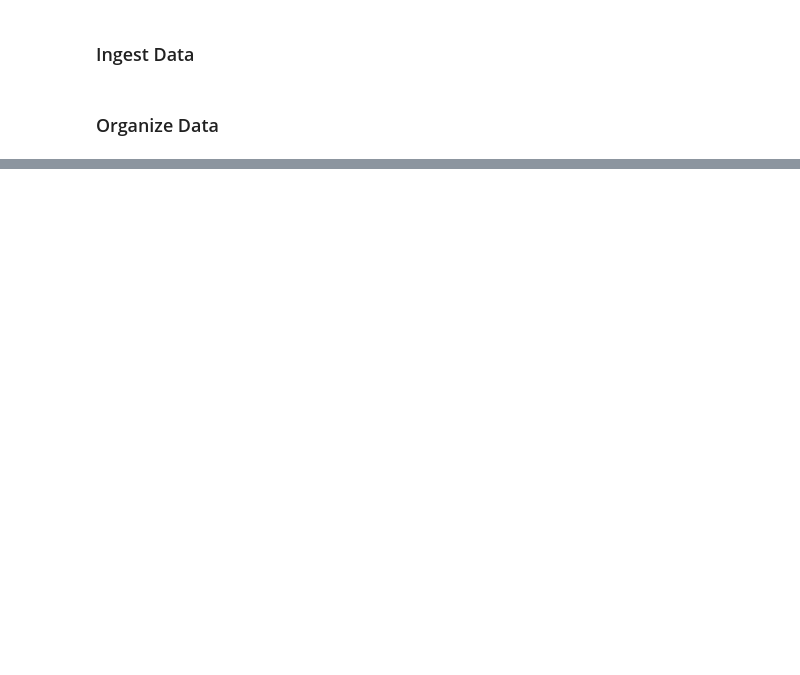
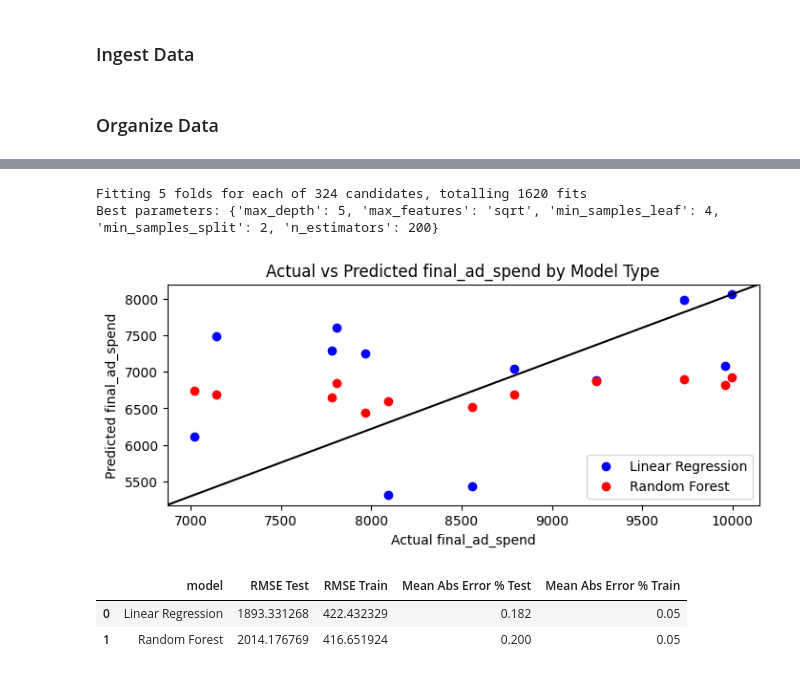
Before and after one commit to co-op-commerce-inc/datascience, a Jupyter notebook: terminator/leading_indicator/model_widget_type_model.ipynb, the cells around one changed output, grey strips where cells are left out. Cells and saved outputs as stored; diff of their text form; code cells hidden in the pictures; blank space fills up the shorter version.

```diff
--- a/terminator/leading_indicator/model_widget_type_model.ipynb
+++ b/terminator/leading_indicator/model_widget_type_model.ipynb
@@ -184,0 +254,35 @@ final_conv.sample(5)
+# %%
+def optimize_random_forest_hyperparameters(X_train, y_train):
+
+    # Define the model
+    rf = RandomForestRegressor(random_state=42)
+
+    # Define the parameter grid
+    param_grid = {
+        'n_estimators': [50, 100, 200],
+        'max_depth': [3, 5, 10, None],
+        'min_samples_split': [2, 5, 10],
+        'min_samples_leaf': [1, 2, 4],
+        'max_features': ['auto', 'sqrt', 'log2']
+    }
+
+    # Define the scorer
+    scorer = make_scorer(mean_squared_error, greater_is_better=False)
+
+    # Setup the grid search
+    grid_search = GridSearchCV(estimator=rf,
+                            param_grid=param_grid,
+                            scoring=scorer,
+                            cv=5,  # 5-fold cross-validation
+                            n_jobs=-1,  # Use all available cores
+                            verbose=1)
+
+    # Fit grid search to the train set
+    grid_search.fit(X_train, y_train)
+
+    # Get the best parameters and model
+    best_params = grid_search.best_params_
+    best_model = grid_search.best_estimator_
+
+    print("Best parameters:", best_params)
+    return best_model
@@ -184,0 +369,10 @@ final_conv.sample(5)
+# %%
+adspend_results, adspend_lr_model, adspend_rf_model = find_model_performance(scaled_df)
+adspend_results
+# %% [output]
+Fitting 5 folds for each of 324 candidates, totalling 1620 fits
+Best parameters: {'max_depth': 5, 'max_features': 'sqrt', 'min_samples_leaf': 4, 'min_samples_split': 2, 'n_estimators': 200}
+[figure, added]
+|  | model | RMSE Test | RMSE Train | Mean Abs Error % Test | Mean Abs Error % Train |
+| 0 | Linear Regression | 1893.331268 | 422.432329 | 0.182 | 0.05 |
+| 1 | Random Forest | 2014.176769 | 416.651924 | 0.200 | 0.05 |
```
Also changed, not shown: parts of 33 cells of this notebook, 17 other files.
